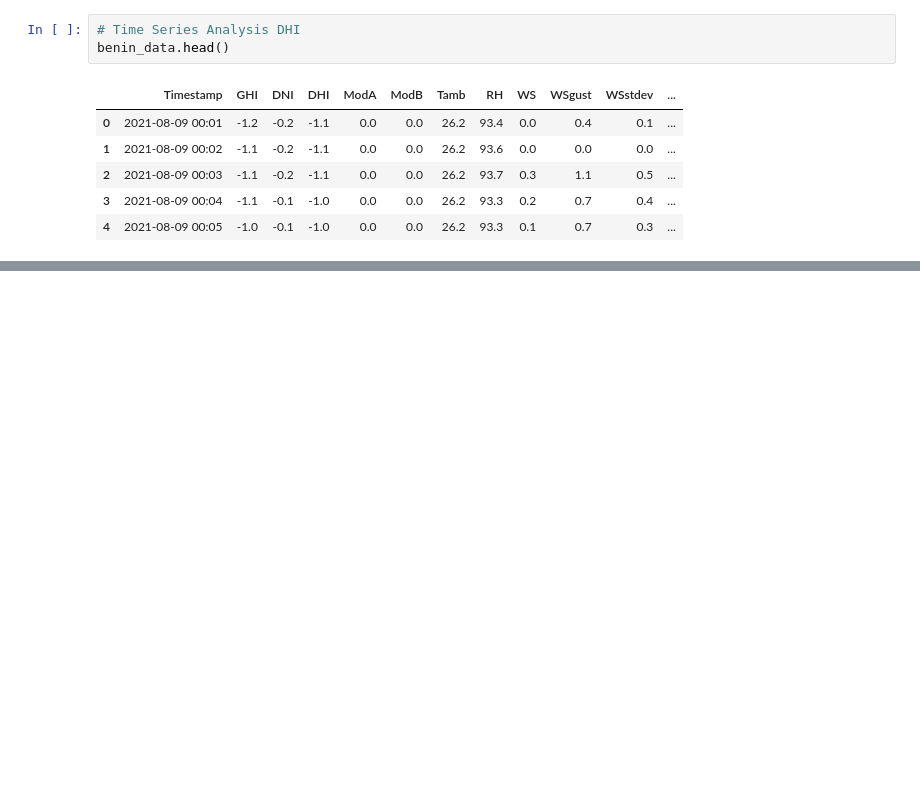
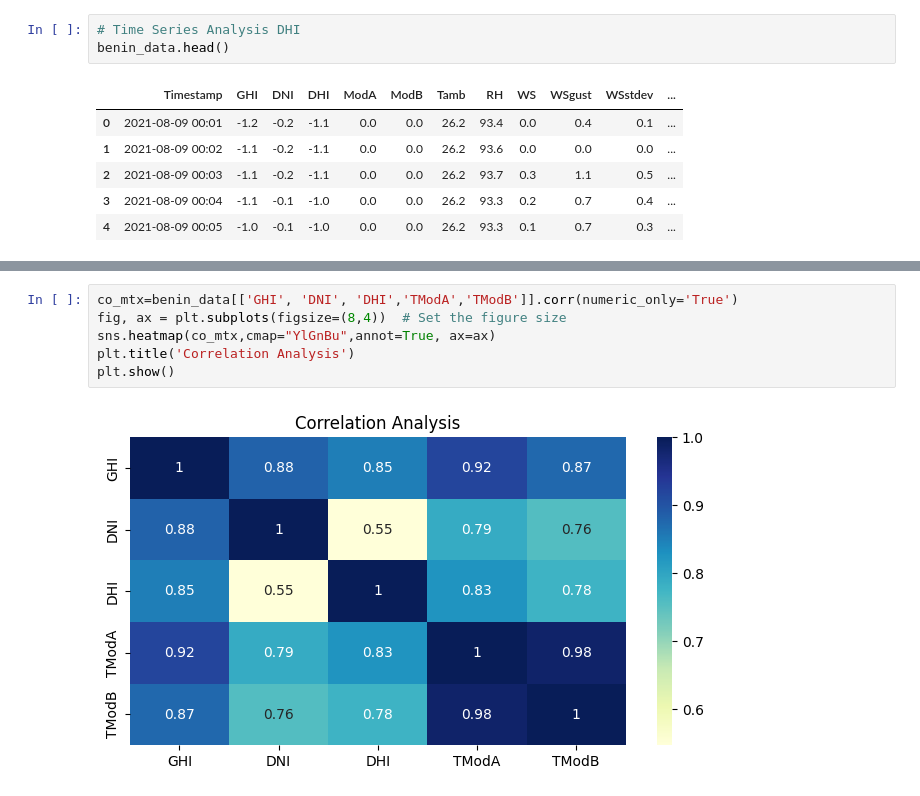
Before and after one commit to EstifanosTeklay/MoonLight-Energy-Solutions, a Jupyter notebook: notebooks/benin_EDA.ipynb, the cells around one changed output, grey strips where cells are left out. Cells and saved outputs as stored; diff of their text form; blank space fills up the shorter version.

Commit message:
Correlation Analysis

```diff
--- a/notebooks/benin_EDA.ipynb
+++ b/notebooks/benin_EDA.ipynb
@@ -143,0 +144,8 @@ plt.show()
+# %%
+co_mtx=benin_data[['GHI', 'DNI', 'DHI','TModA','TModB']].corr(numeric_only='True')
+fig, ax = plt.subplots(figsize=(8,4))  # Set the figure size
+sns.heatmap(co_mtx,cmap="YlGnBu",annot=True, ax=ax)
+plt.title('Correlation Analysis')
+plt.show()
+# %% [output]
+[figure, added]
```
Also changed, not shown: parts of 1 cell of this notebook.
